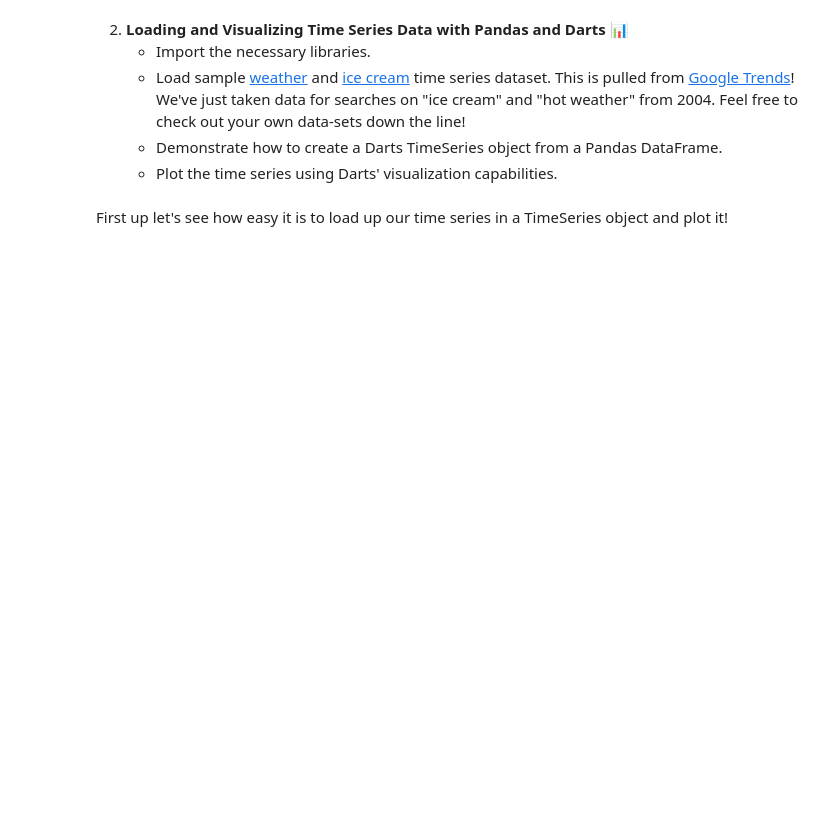
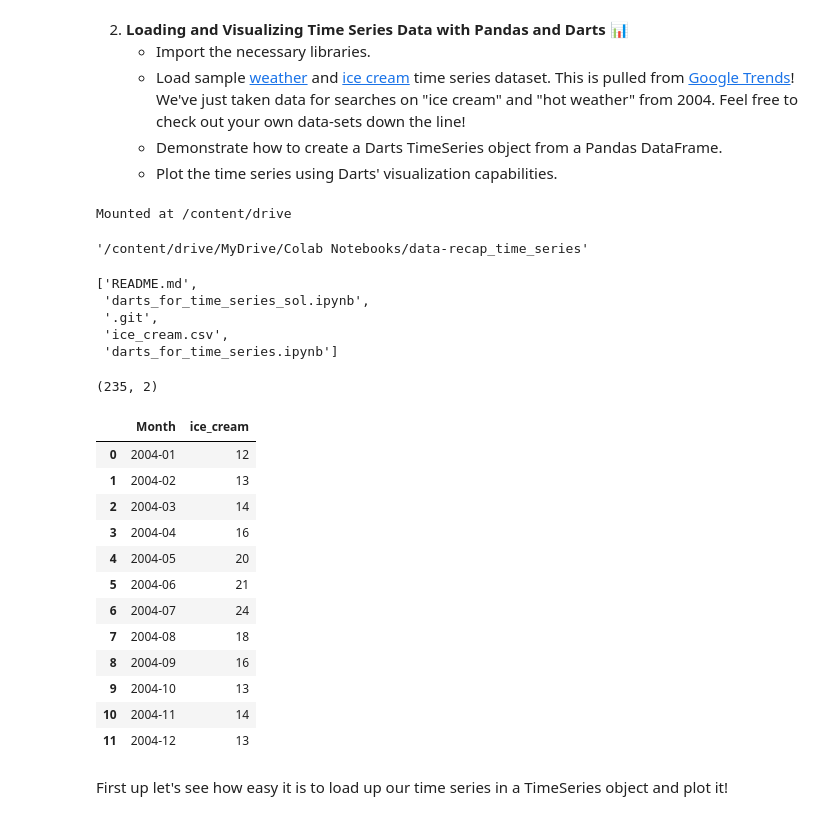
Before and after one commit to LeonMichel96/data-recap_time_series, a Jupyter notebook: darts_for_time_series.ipynb, the cells around one changed output. Saved outputs shown, nothing was run; the diff lists cells and outputs as text; code cells hidden in the pictures; blank space fills up the shorter version.

Commit message:
darts intro finished

```diff
--- a/darts_for_time_series.ipynb
+++ b/darts_for_time_series.ipynb
@@ -31,3 +37,8 @@ print(f"Darts version: {darts.__version__}")
    - Load sample [weather](https://wagon-public-datasets.s3.amazonaws.com/weather.csv) and [ice cream](https://wagon-public-datasets.s3.amazonaws.com/ice_cream.csv) time series dataset. This is pulled from [Google Trends](https://trends.google.com/trends/)! We've just taken data for searches on "ice cream" and "hot weather" from 2004. Feel free to check out your own data-sets down the line!
    - Demonstrate how to create a Darts TimeSeries object from a Pandas DataFrame.
    - Plot the time series using Darts' visualization capabilities.
+# %%
+from google.colab import drive
+drive.mount('/content/drive')
+# %% [output]
+Mounted at /content/drive
@@ -34,10 +51,37 @@ print(f"Darts version: {darts.__version__}")
+# %%
+os.getcwd()
+# %% [output]
+'/content/drive/MyDrive/Colab Notebooks/data-recap_time_series'
+# %%
+os.listdir()
+# %% [output]
+['README.md',
+ 'darts_for_time_series_sol.ipynb',
+ '.git',
+ 'ice_cream.csv',
+ 'darts_for_time_series.ipynb']
 # %%
 import pandas as pd
 
 # Load a sample time series dataset
 # Skip the first 2 rows when reading the CSV
 df = pd.read_csv("ice_cream.csv", header=1, names=['Month', 'ice_cream'])
 print(df.shape)
-df.head()
+df.head(12)
+# %% [output]
+(235, 2)
+|  | Month | ice_cream |
+| 0 | 2004-01 | 12 |
+| 1 | 2004-02 | 13 |
+| 2 | 2004-03 | 14 |
+| 3 | 2004-04 | 16 |
+| 4 | 2004-05 | 20 |
+| 5 | 2004-06 | 21 |
+| 6 | 2004-07 | 24 |
+| 7 | 2004-08 | 18 |
+| 8 | 2004-09 | 16 |
+| 9 | 2004-10 | 13 |
+| 10 | 2004-11 | 14 |
+| 11 | 2004-12 | 13 |
 # %% [markdown]
 First up let's see how easy it is to load up our time series in a TimeSeries object and plot it!
```
Also changed, not shown: parts of 21 cells of this notebook.
